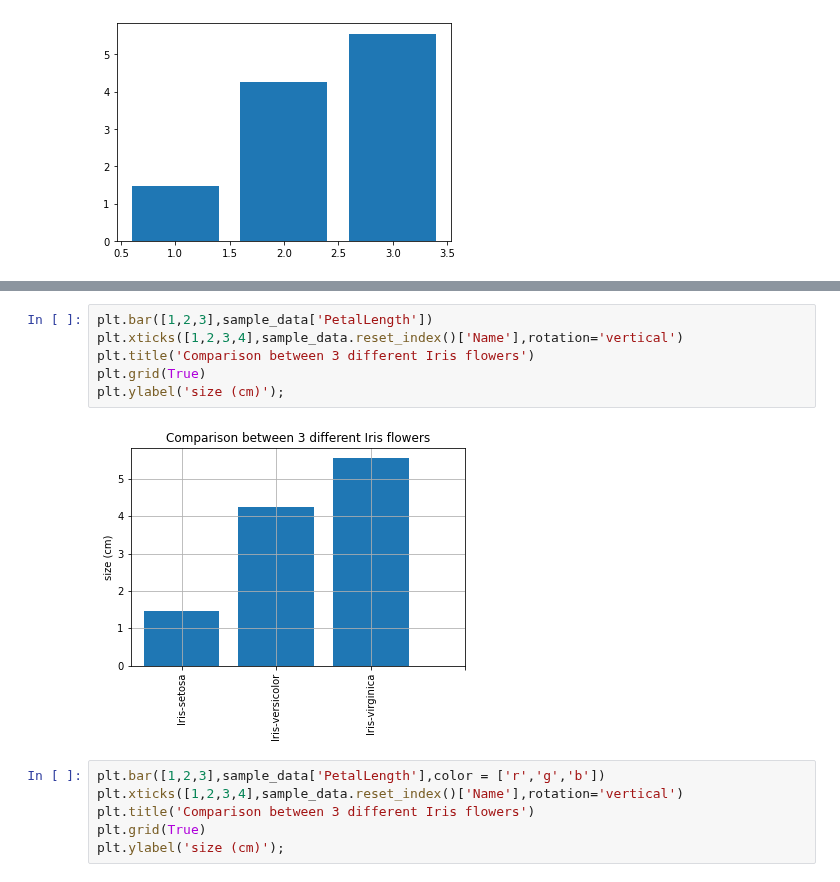
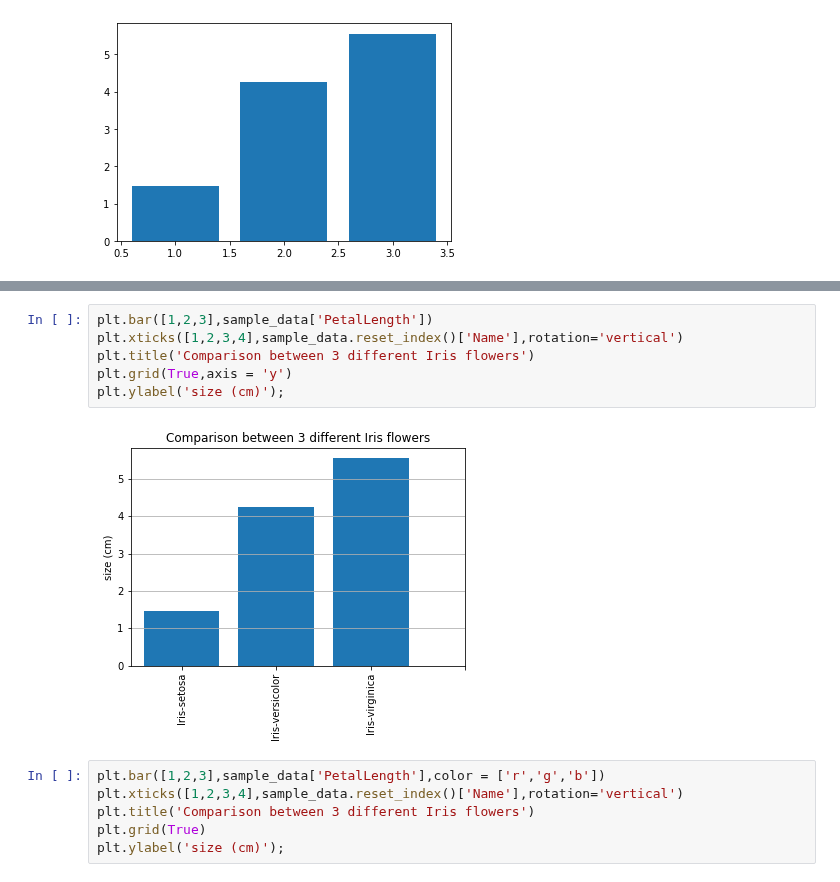
Before and after one commit to kittimaxz/data_viz_2022, a Jupyter notebook: DataViz04_Data_Comparison.ipynb, the cells around one changed output, grey strips where cells are left out. Saved outputs shown, nothing was run; the diff lists cells and outputs as text.

```diff
--- a/DataViz04_Data_Comparison.ipynb
+++ b/DataViz04_Data_Comparison.ipynb
@@ -207,11 +232,11 @@ plt.bar([1,2,3],sample_data['PetalLength'])
 # %%
 plt.bar([1,2,3],sample_data['PetalLength'])
 plt.xticks([1,2,3,4],sample_data.reset_index()['Name'],rotation='vertical')
 plt.title('Comparison between 3 different Iris flowers')
-plt.grid(True)
+plt.grid(True,axis = 'y')
 plt.ylabel('size (cm)');
 # %% [output]
-[figure, old version]
+[figure, new version]
 # %%
 plt.bar([1,2,3],sample_data['PetalLength'],color = ['r','g','b'])
 plt.xticks([1,2,3,4],sample_data.reset_index()['Name'],rotation='vertical')
```
Also changed, not shown: parts of 18 cells of this notebook.
